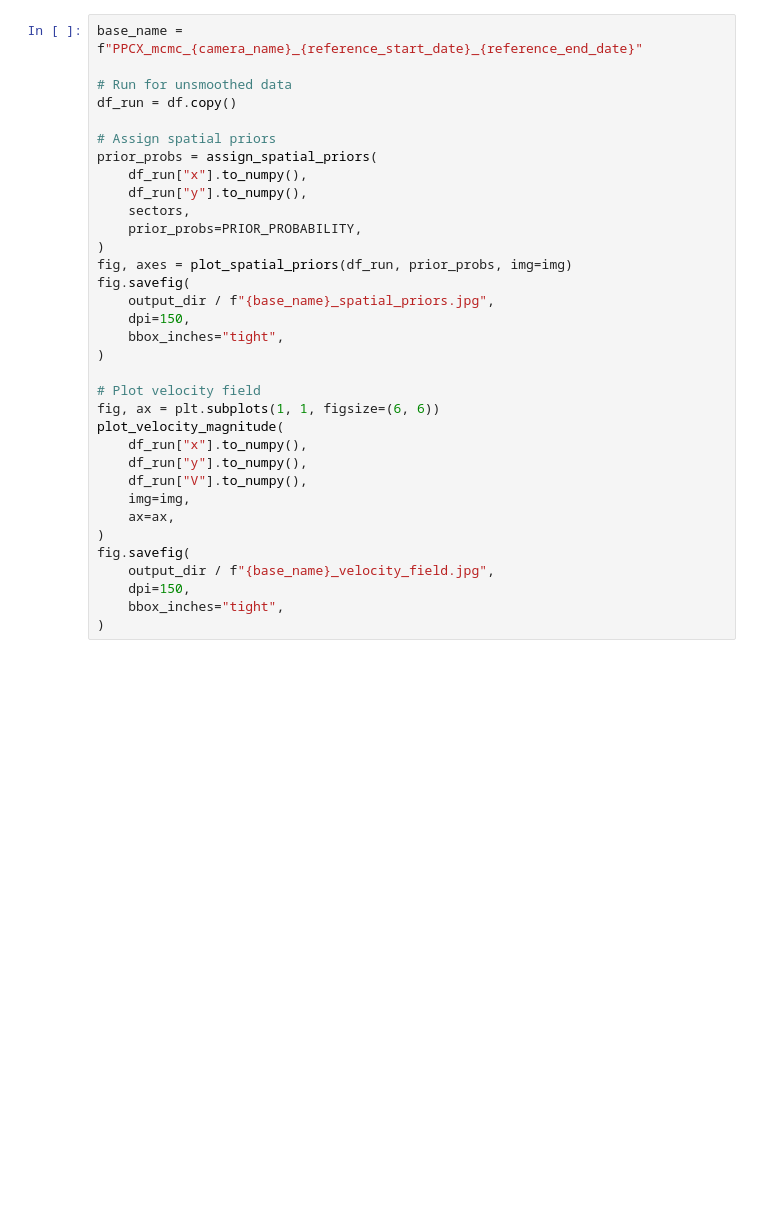
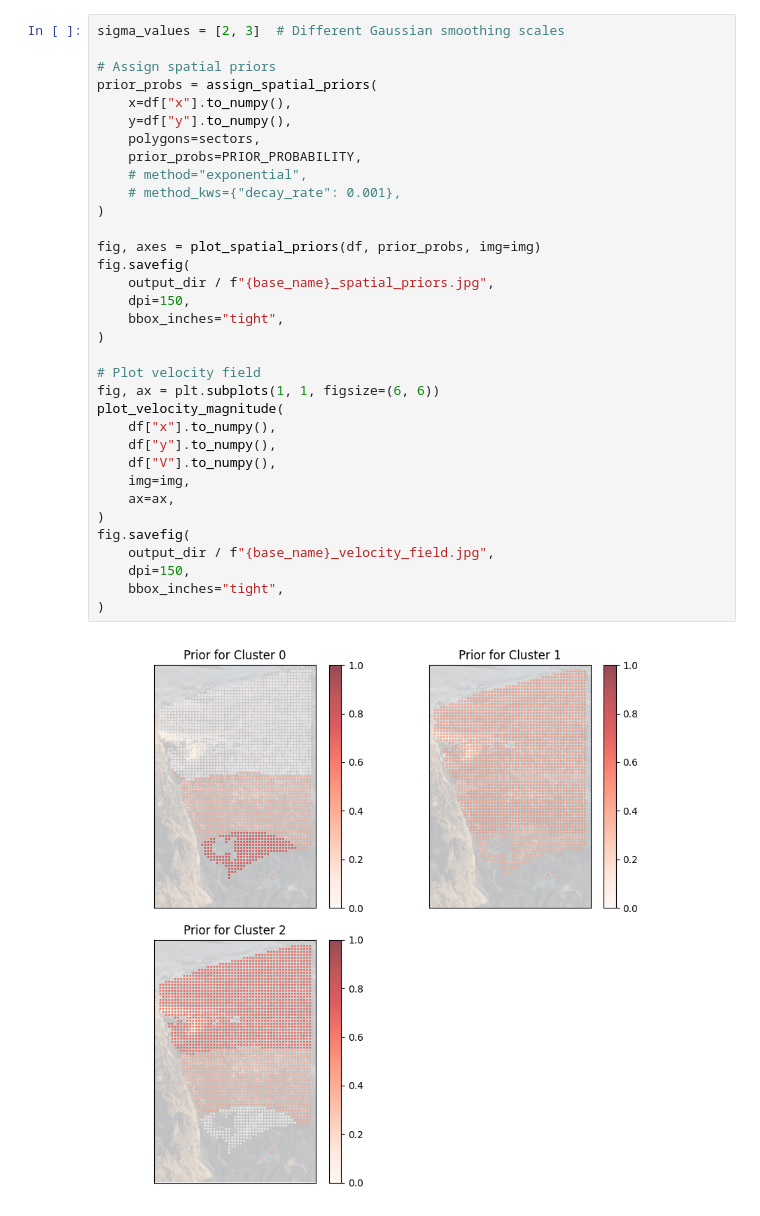
Before and after one commit to planpincieux/domains, a Jupyter notebook: ppcx_mcmc_multiscale.ipynb, the cells around one changed output. Cells and saved outputs as stored; diff of their text form; blank space fills up the shorter version.

```diff
--- a/ppcx_mcmc_multiscale.ipynb
+++ b/ppcx_mcmc_multiscale.ipynb
@@ -187,34 +191,36 @@ sectors = read_spatial_priors_from_cvat(SECTOR_PRIOR_FILE, image_name=None)
 # %%
-base_name = f"PPCX_mcmc_{camera_name}_{reference_start_date}_{reference_end_date}"
-
-# Run for unsmoothed data
-df_run = df.copy()
+sigma_values = [2, 3]  # Different Gaussian smoothing scales
 
 # Assign spatial priors
 prior_probs = assign_spatial_priors(
-    df_run["x"].to_numpy(),
-    df_run["y"].to_numpy(),
-    sectors,
+    x=df["x"].to_numpy(),
+    y=df["y"].to_numpy(),
+    polygons=sectors,
     prior_probs=PRIOR_PROBABILITY,
+    # method="exponential",
+    # method_kws={"decay_rate": 0.001},
 )
-fig, axes = plot_spatial_priors(df_run, prior_probs, img=img)
+
+fig, axes = plot_spatial_priors(df, prior_probs, img=img)
 fig.savefig(
     output_dir / f"{base_name}_spatial_priors.jpg",
     dpi=150,
     bbox_inches="tight",
 )
 
 # Plot velocity field
 fig, ax = plt.subplots(1, 1, figsize=(6, 6))
 plot_velocity_magnitude(
-    df_run["x"].to_numpy(),
-    df_run["y"].to_numpy(),
-    df_run["V"].to_numpy(),
+    df["x"].to_numpy(),
+    df["y"].to_numpy(),
+    df["V"].to_numpy(),
     img=img,
     ax=ax,
 )
 fig.savefig(
     output_dir / f"{base_name}_velocity_field.jpg",
     dpi=150,
     bbox_inches="tight",
 )
+# %% [output]
+[figure, added]
```
Also changed, not shown: parts of 19 cells of this notebook, 2 other files.
